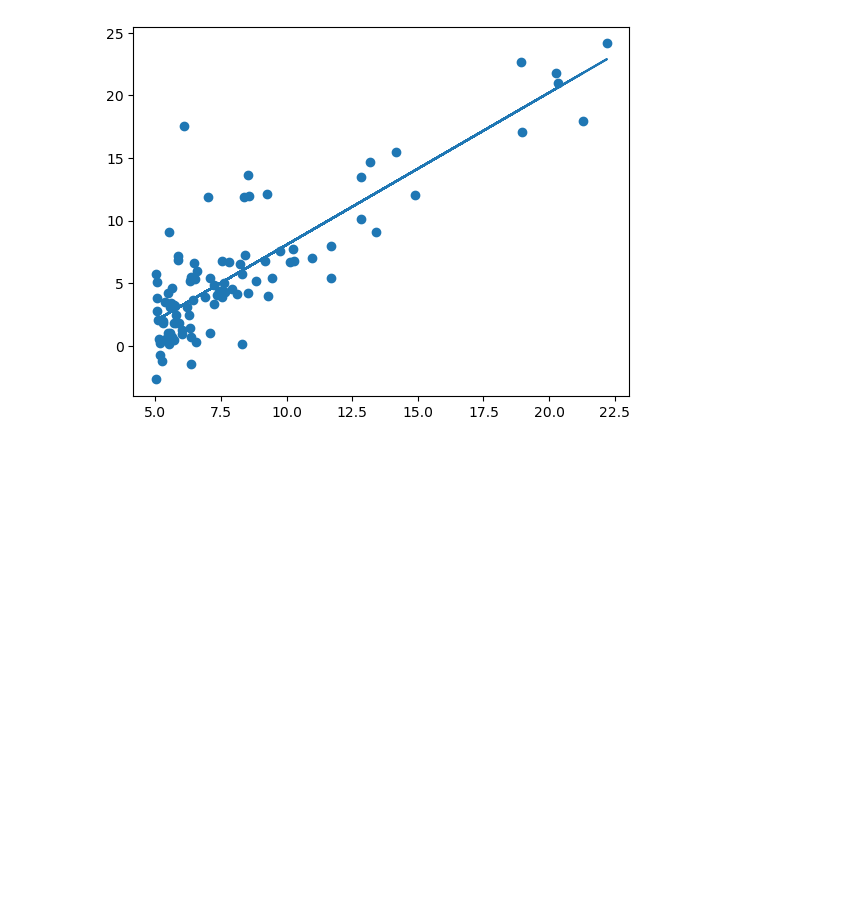
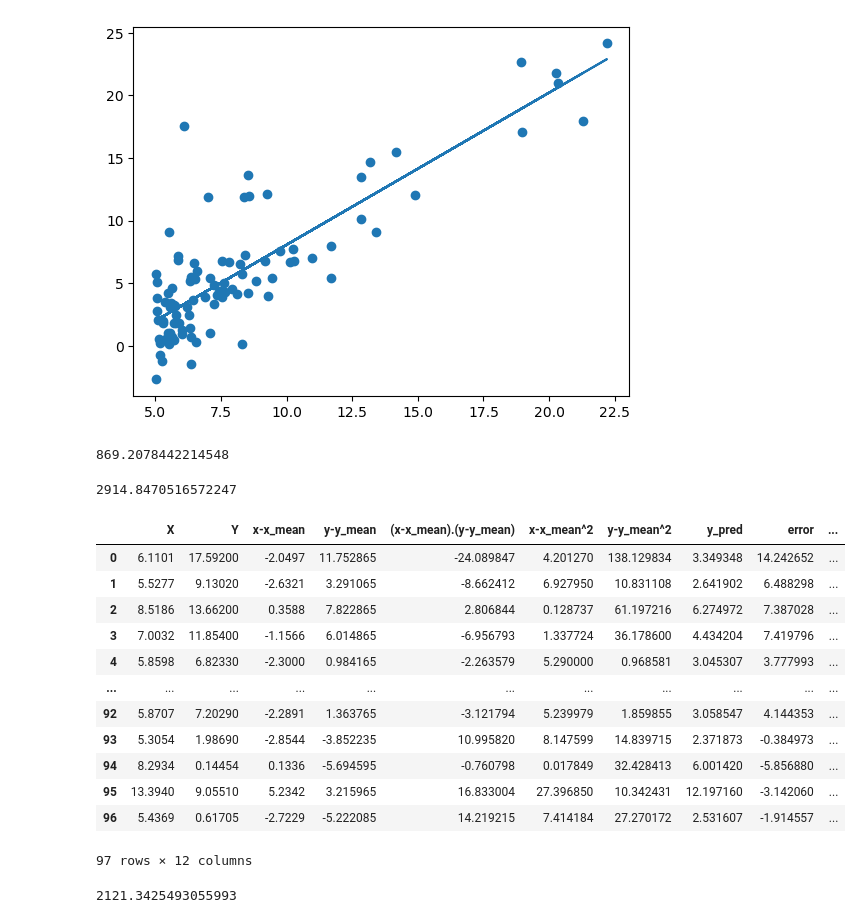
Before and after one commit to LAKSHANA2001/MACHINE-LEARNING-LAB, a Jupyter notebook: Linear regression.ipynb, the cells around one changed output. Cells and saved outputs as stored; diff of their text form; code cells hidden in the pictures; blank space fills up the shorter version.

```diff
--- a/Linear regression.ipynb
+++ b/Linear regression.ipynb
@@ -134,3 +135,36 @@ plot2=plt.plot(df["X"],df["y_pred"])
 plt.show()
 # %% [output]
 [figure]
+# %%
+sse=df['error^2'].sum()
+sse
+# %% [output]
+869.2078442214548
+# %%
+sst=df['y-y_mean^2'].sum()
+sst
+# %% [output]
+2914.8470516572247
+# %%
+df['y_pred-y_mean']=df['y_pred']-y_mean
+df['y_pred-y_mean^2']=df['y_pred-y_mean']**2
+df
+# %% [output]
+|  | X | Y | x-x_mean | y-y_mean | (x-x_mean).(y-y_mean) | x-x_mean^2 | y-y_mean^2 | y_pred | error | ... |
+| 0 | 6.1101 | 17.59200 | -2.0497 | 11.752865 | -24.089847 | 4.201270 | 138.129834 | 3.349348 | 14.242652 | ... |
+| 1 | 5.5277 | 9.13020 | -2.6321 | 3.291065 | -8.662412 | 6.927950 | 10.831108 | 2.641902 | 6.488298 | ... |
+| 2 | 8.5186 | 13.66200 | 0.3588 | 7.822865 | 2.806844 | 0.128737 | 61.197216 | 6.274972 | 7.387028 | ... |
+| 3 | 7.0032 | 11.85400 | -1.1566 | 6.014865 | -6.956793 | 1.337724 | 36.178600 | 4.434204 | 7.419796 | ... |
+| 4 | 5.8598 | 6.82330 | -2.3000 | 0.984165 | -2.263579 | 5.290000 | 0.968581 | 3.045307 | 3.777993 | ... |
+| ... | ... | ... | ... | ... | ... | ... | ... | ... | ... | ... |
+| 92 | 5.8707 | 7.20290 | -2.2891 | 1.363765 | -3.121794 | 5.239979 | 1.859855 | 3.058547 | 4.144353 | ... |
+| 93 | 5.3054 | 1.98690 | -2.8544 | -3.852235 | 10.995820 | 8.147599 | 14.839715 | 2.371873 | -0.384973 | ... |
+| 94 | 8.2934 | 0.14454 | 0.1336 | -5.694595 | -0.760798 | 0.017849 | 32.428413 | 6.001420 | -5.856880 | ... |
+| 95 | 13.3940 | 9.05510 | 5.2342 | 3.215965 | 16.833004 | 27.396850 | 10.342431 | 12.197160 | -3.142060 | ... |
+| 96 | 5.4369 | 0.61705 | -2.7229 | -5.222085 | 14.219215 | 7.414184 | 27.270172 | 2.531607 | -1.914557 | ... |
+97 rows × 12 columns
+# %%
+ssr=df['y_pred-y_mean^2'].sum()
+ssr
+# %% [output]
+2121.3425493055993
```
Also changed, not shown: parts of 1 cell of this notebook.
